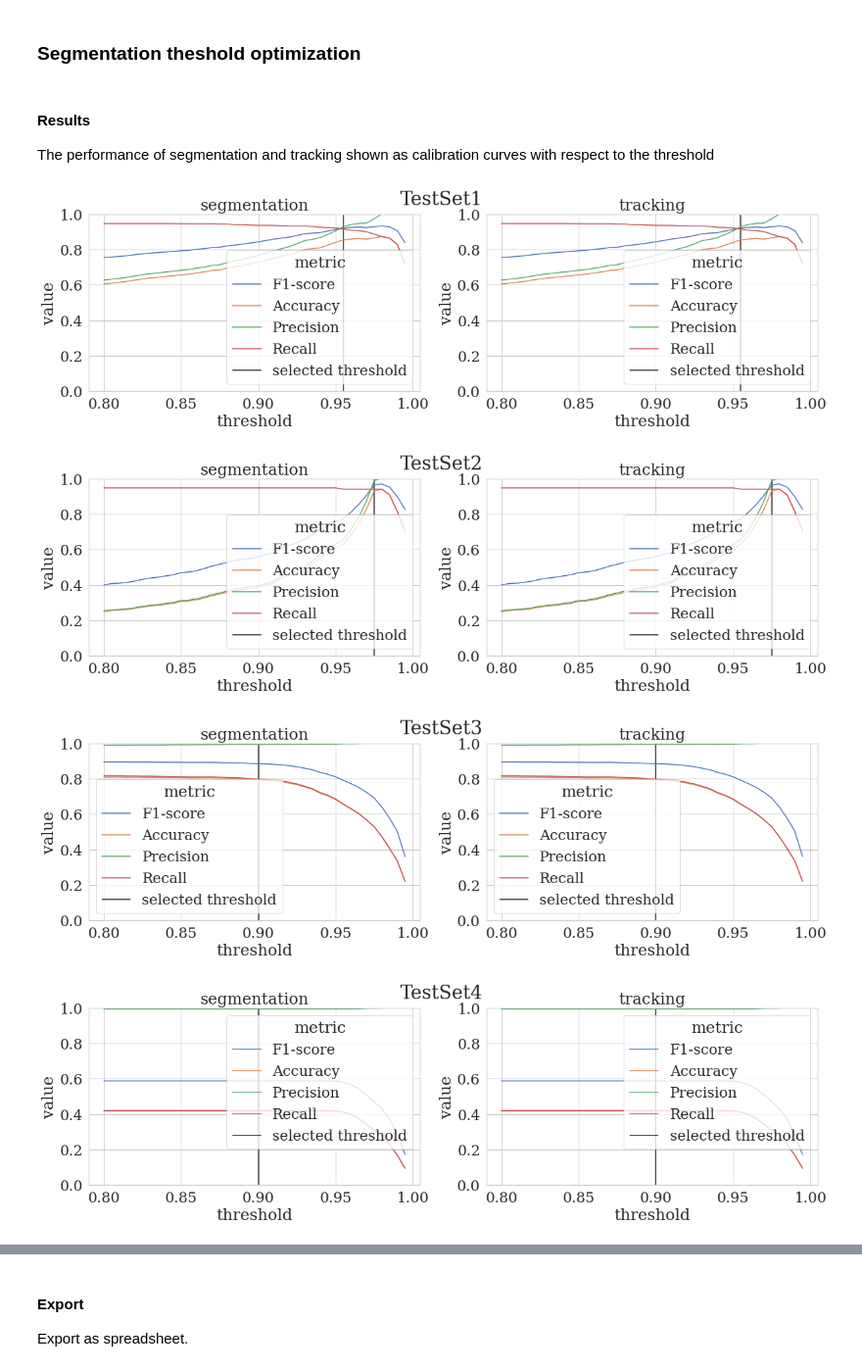
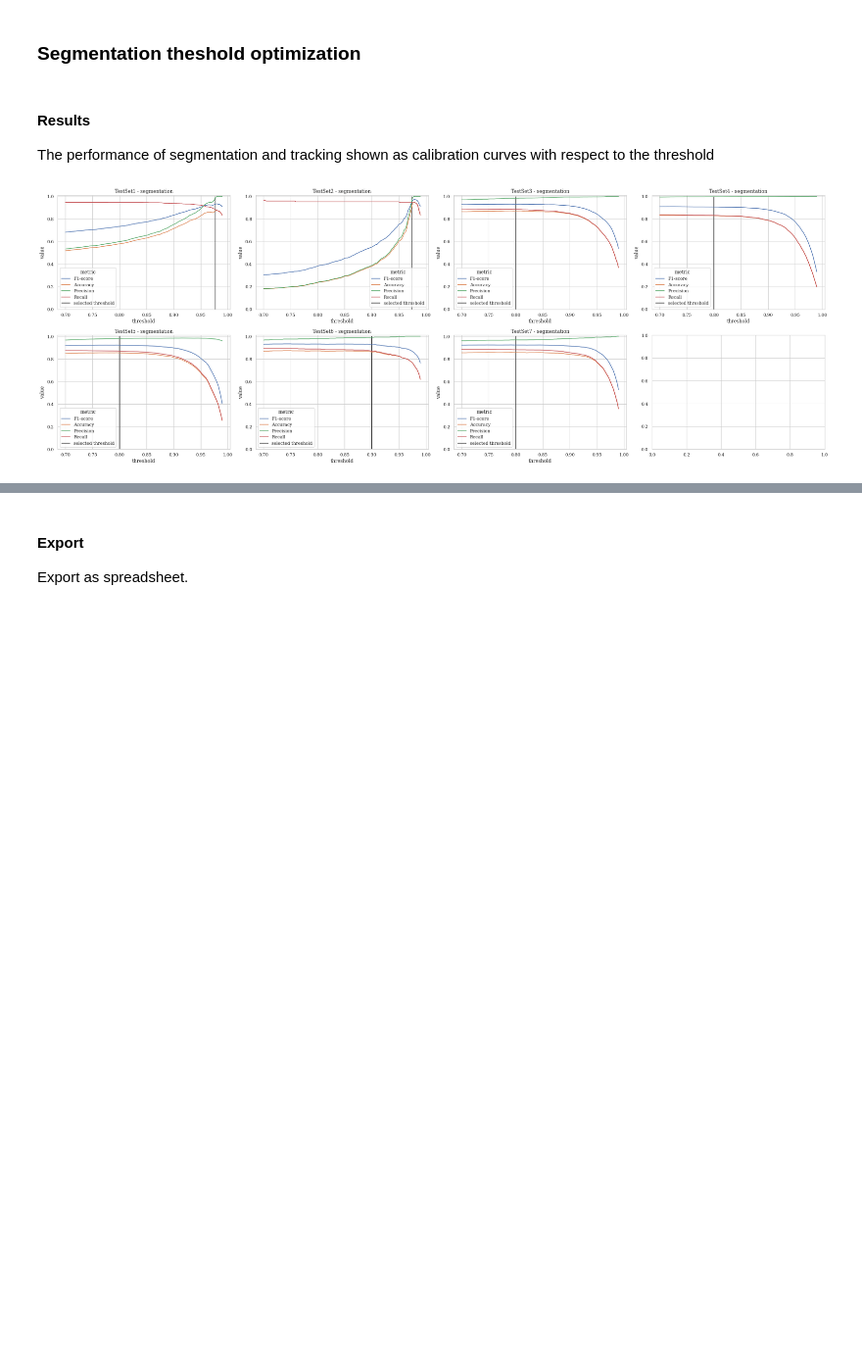
Before and after one commit to ymzayek/yeastcells-detection-maskrcnn, a Jupyter notebook: notebooks/evaluation_and_calibration.ipynb, the cells around one changed output, grey strips where cells are left out. Shown at 98% size. Saved outputs shown, nothing was run; the diff lists cells and outputs as text; code cells hidden in the pictures; blank space fills up the shorter version.

```diff
--- a/notebooks/evaluation_and_calibration.ipynb
+++ b/notebooks/evaluation_and_calibration.ipynb
@@ -33,7 +33,5 @@ from scipy.sparse import coo_matrix
 from sklearn.exceptions import EfficiencyWarning
 
 %matplotlib inline
-
-sns.set(font="Serif", font_scale=2, style="whitegrid")
 # %%
 # Tested thresholds
@@ -183,6 +172,7 @@ except ImportError:
 if exports_for_paper:
   !pip3 install ipy_table
   from ipy_table import make_table, set_row_style, set_column_style, set_cell_style
+  from IPython.display import HTML, display
   metrics = [['Accuracy', 'F1-score'], ['Precision', 'Recall']]
 
   headers = []
@@ -249,4 +239,5 @@ if exports_for_paper:
   !zip -qq paper-results.zip 'performance-yeaz-vs-maskrcnn.xlsx'
   !zip -qq paper-results.zip 'performance-yeaz-vs-maskrcnn.html'
   !rm 'performance-yeaz-vs-maskrcnn.html' 'performance-yeaz-vs-maskrcnn.xlsx'
+  display(HTML(html))
 # %% [output]
@@ -302,17 +317,23 @@ threshold_results = pd.DataFrame(metrics)
 
 The performance of segmentation and tracking shown as calibration curves with respect to the threshold
 # %%
-for testset_name, testset_results in tqdm(threshold_results.groupby('test set')):
-  fig, axes = plt.subplots(1, 2, figsize=(20, 5))
-  for (task, task_results), axis in zip(testset_results.groupby('task'), axes.ravel()):
-    optimal_threshold = optimal_thresholds[testset_name]
-    axis.vlines(optimal_threshold, 0, 1, label='selected threshold')
+sns.set(font="Serif", font_scale=1, style="whitegrid")
 
-    sns.lineplot(data=testset_results, x='threshold', y='value', hue='metric', ax=axis, ci=None)
-    axis.set_title(task); axis.set_ylim(0, 1)
-  plt.suptitle(testset_name)
+n_plots = len(threshold_results.groupby(['test set', 'task']))
+nrows = (n_plots + 3) // 4
+fig, axes = plt.subplots(nrows, 4, figsize=(28, 5*nrows))
+axes = iter(axes.ravel())
+
+for (testset_name, task), sub_results in tqdm(
+    threshold_results.groupby(['test set', 'task'])):
+  axis = next(axes)
+
+  optimal_threshold = optimal_thresholds[testset_name]
+  axis.vlines(optimal_threshold, 0, 1, label='selected threshold')
+
+  sns.lineplot(data=sub_results, x='threshold', y='value',
+               hue='metric', ax=axis, ci=None)
+  axis.set_title(f'{testset_name} - {task}'); axis.set_ylim(0, 1.01)
+plt.tight_layout()
 # %% [output]
-[figure, old version]
+[figure, new version]
-[figure, removed]
-[figure, removed]
-[figure, removed]
```
Also changed, not shown: parts of 10 cells of this notebook, 1 other file.
